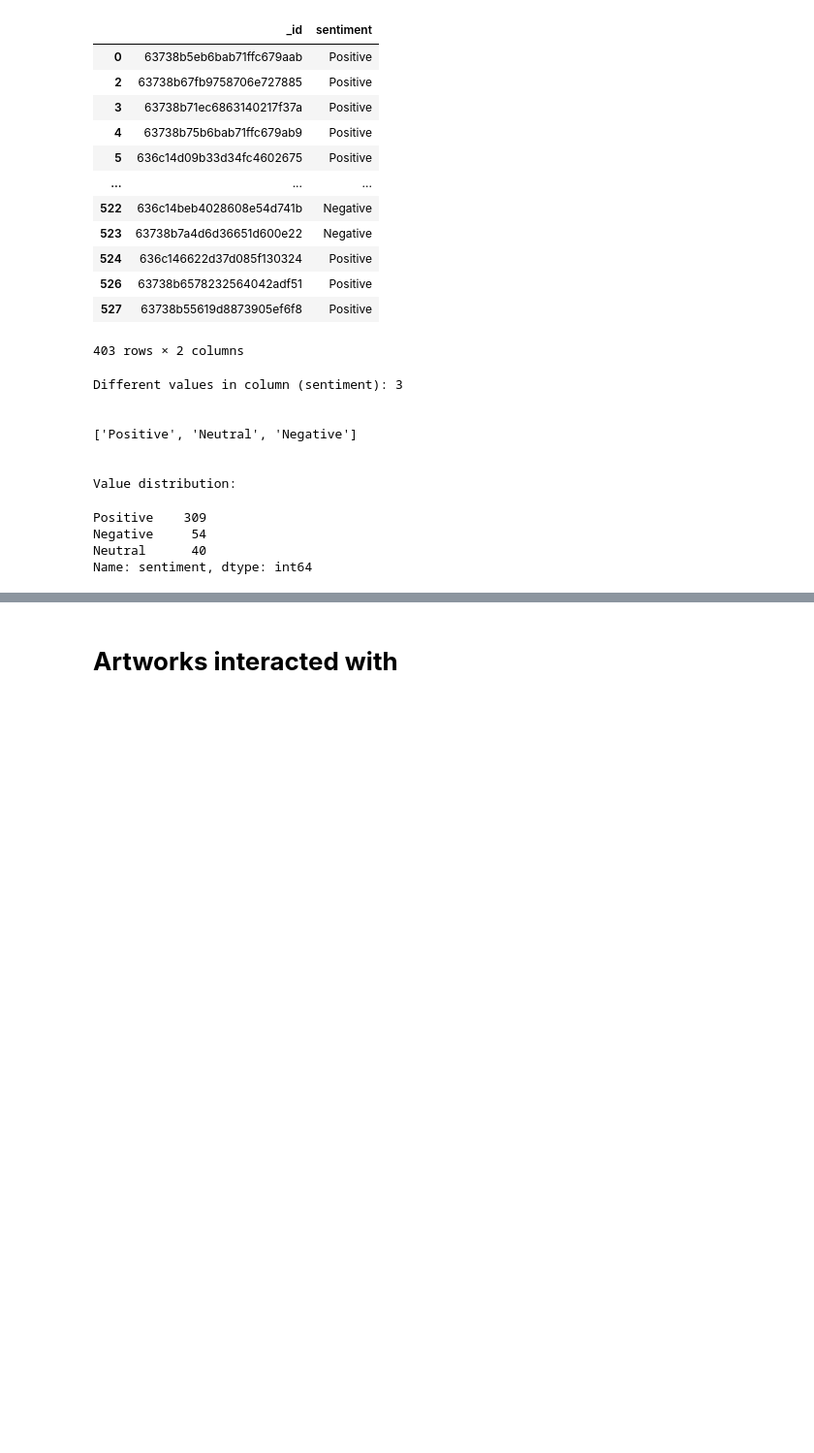
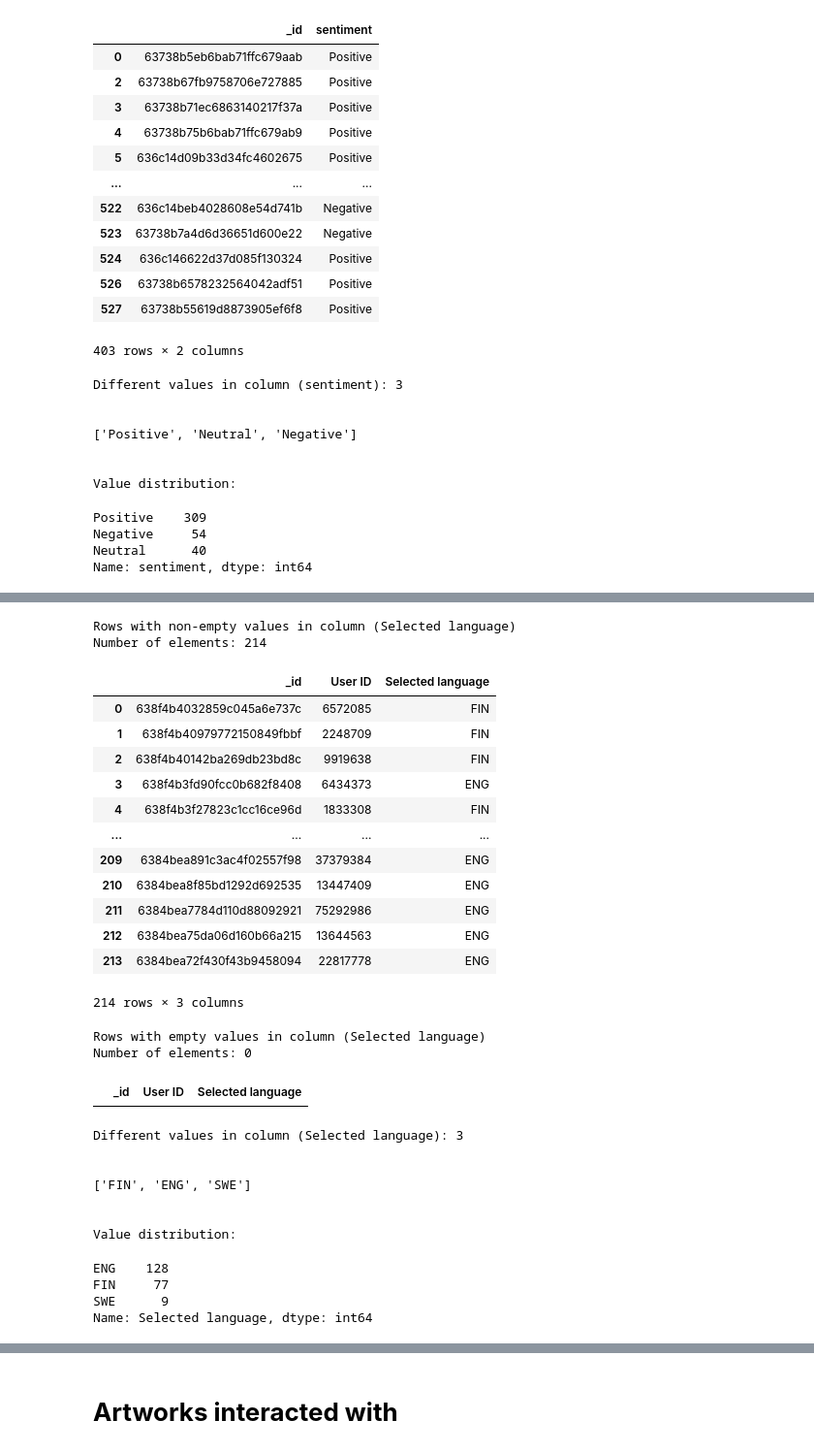
Before and after one commit to angelsanmar/LHD_Documentation, a Jupyter notebook: DMH/20230214/artifacts_stories_data.ipynb, the cells around one changed output, grey strips where cells are left out. Shown at 97% size. Cells and saved outputs as stored; diff of their text form; code cells hidden in the pictures; blank space fills up the shorter version.

```diff
--- a/DMH/20230214/artifacts_stories_data.ipynb
+++ b/DMH/20230214/artifacts_stories_data.ipynb
@@ -2205,0 +2436,32 @@ Name: sentiment, dtype: int64
+# %%
+columnDistribution(userResponses_df, 'Selected language', displayColumns = displayColumns)
+# %% [output]
+Rows with non-empty values in column (Selected language)
+Number of elements: 214
+|  | _id | User ID | Selected language |
+| 0 | 638f4b4032859c045a6e737c | 6572085 | FIN |
+| 1 | 638f4b40979772150849fbbf | 2248709 | FIN |
+| 2 | 638f4b40142ba269db23bd8c | 9919638 | FIN |
+| 3 | 638f4b3fd90fcc0b682f8408 | 6434373 | ENG |
+| 4 | 638f4b3f27823c1cc16ce96d | 1833308 | FIN |
+| ... | ... | ... | ... |
+| 209 | 6384bea891c3ac4f02557f98 | 37379384 | ENG |
+| 210 | 6384bea8f85bd1292d692535 | 13447409 | ENG |
+| 211 | 6384bea7784d110d88092921 | 75292986 | ENG |
+| 212 | 6384bea75da06d160b66a215 | 13644563 | ENG |
+| 213 | 6384bea72f430f43b9458094 | 22817778 | ENG |
+214 rows × 3 columns
+Rows with empty values in column (Selected language)
+Number of elements: 0
+|  | _id | User ID | Selected language |
+Different values in column (Selected language): 3
+
+
+['FIN', 'ENG', 'SWE']
+
+
+Value distribution:
+ENG    128
+FIN     77
+SWE      9
+Name: Selected language, dtype: int64
```
Also changed, not shown: parts of 19 cells of this notebook, 1 other file.
